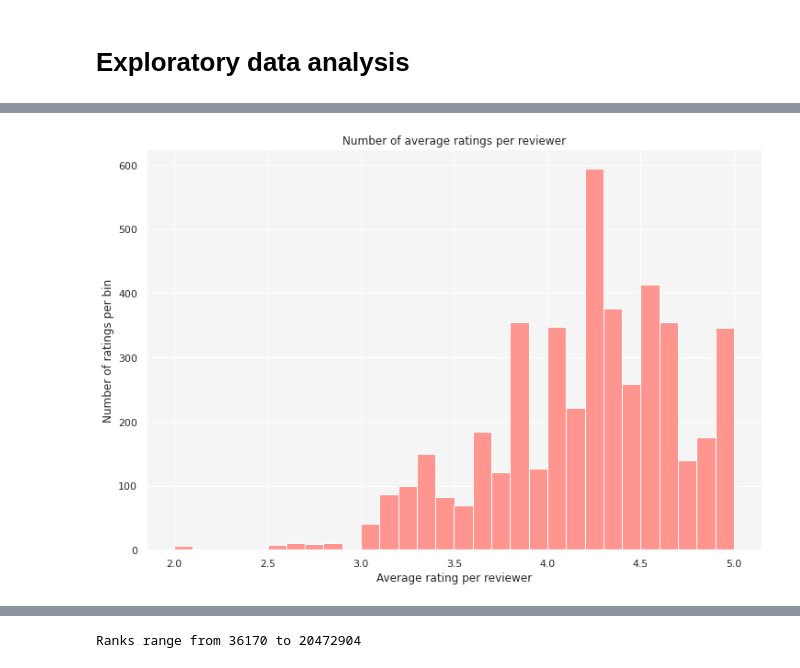
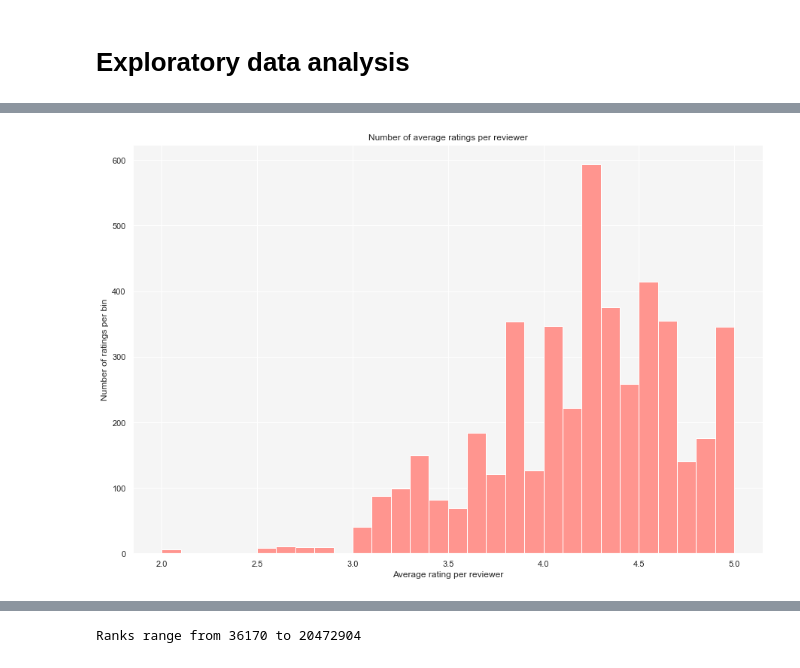
Before and after one commit to maximeberillon/Recommandation_System_Books, a Jupyter notebook: book_reco_startingkit.ipynb, the cells around one changed output, grey strips where cells are left out. Cells and saved outputs as stored; diff of their text form; code cells hidden in the pictures.

```diff
--- a/book_reco_startingkit.ipynb
+++ b/book_reco_startingkit.ipynb
@@ -279,12 +279,14 @@ plt.show()
 # %%
-fig = plt.figure(figsize=(20, 15))
+# Distribution of the average rating per reviewer
+
+fig = plt.figure(figsize=(15, 10))
 plt.hist(data['mean_rating_reviewer'],bins=30, color='#ff958f')
 plt.xlabel('Average rating per reviewer')
 plt.ylabel('Number of ratings per bin')
 ax = plt.gca()
 ax.set_facecolor('#f5f5f5')
 ax.set_title('Number of average ratings per reviewer')
 plt.show()
 # %% [output]
-[figure, old version]
+[figure, new version]
 # %%
```
Also changed, not shown: parts of 16 cells of this notebook.
